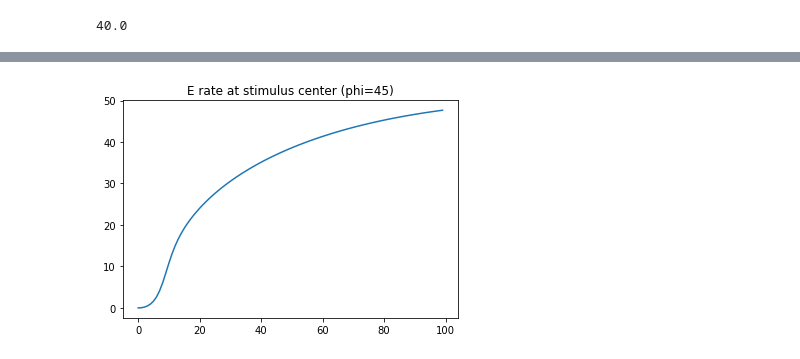
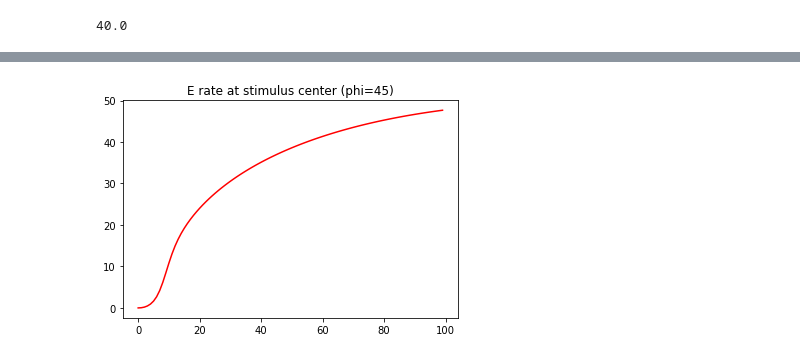
Before and after one commit to alexnegron/SCGB-Fellowship, a Jupyter notebook: Model from Rubin paper.ipynb, the cells around one changed output, grey strips where cells are left out. Drawn from its saved outputs; the diff is of its cells as text; code cells hidden in the pictures.

```diff
--- a/Model from Rubin paper.ipynb
+++ b/Model from Rubin paper.ipynb
@@ -156,7 +158,7 @@ for c in range(100):
     I_rate.append(r_I[phi][0])
 # %%
 plt.title('E rate at stimulus center (phi=45)')
-plt.plot(cs, E_rate)
+plt.plot(cs, E_rate, color='r')
 plt.show()
 # %% [output]
-[figure, old version]
+[figure, new version]
```
Also changed, not shown: parts of 11 cells of this notebook.
